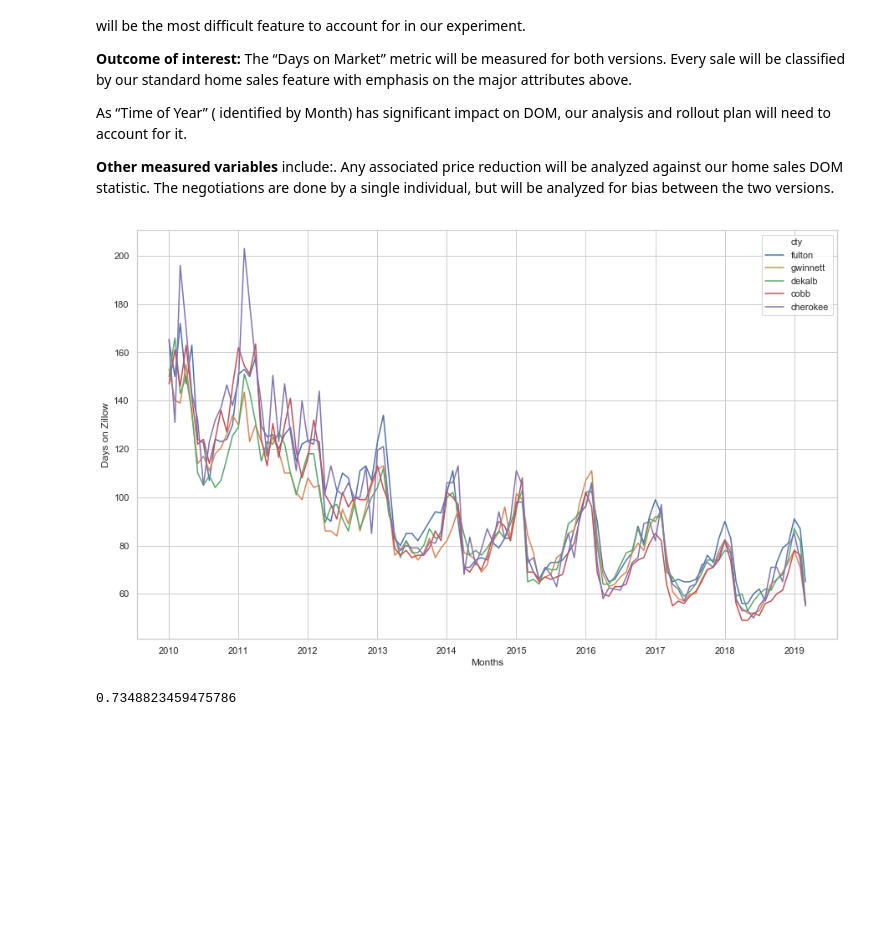
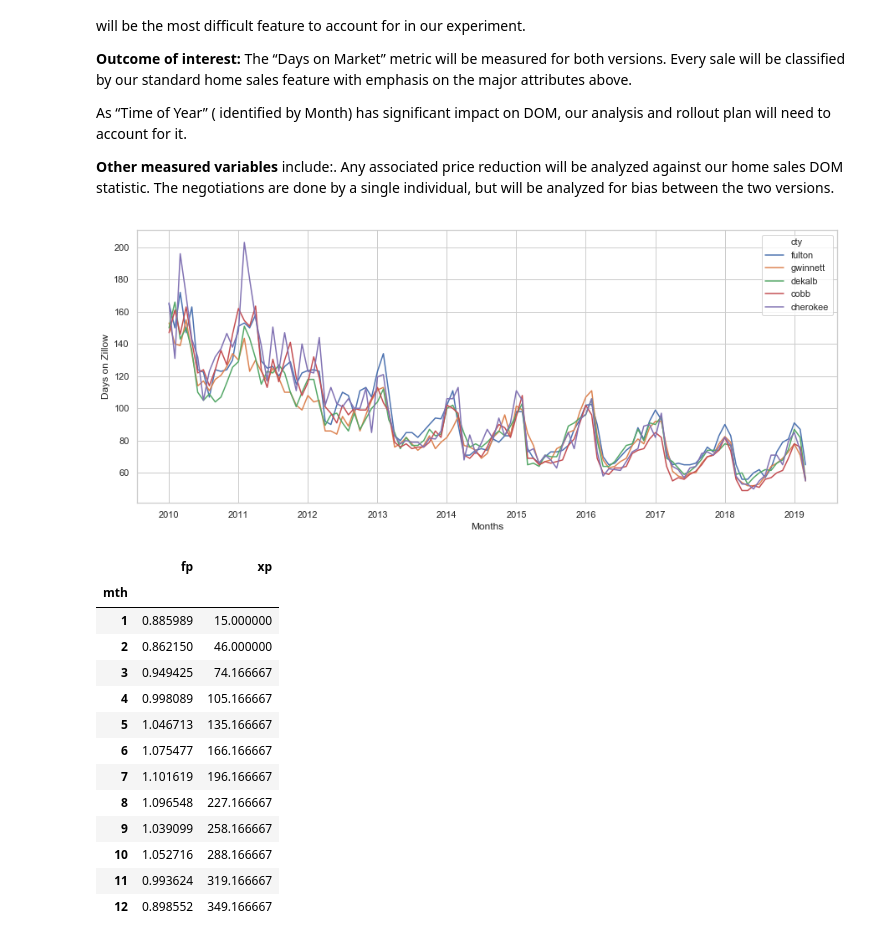
Before and after one commit to cmkeith9749/Projects, a Jupyter notebook: Unit01/Capstone/Capstone/UnitOneCapstone.ipynb, the cells around one changed output. Drawn from its saved outputs; the diff is of its cells as text; code cells hidden in the pictures; blank space fills up the shorter version.

```diff
--- a/Unit01/Capstone/Capstone/UnitOneCapstone.ipynb
+++ b/Unit01/Capstone/Capstone/UnitOneCapstone.ipynb
@@ -81,12 +85,8 @@ doz = zillows_dfs(doz)
 # %%
 sns.set(style="whitegrid")
-f, ax = plt.subplots(figsize=(15, 9))
+f, ax = plt.subplots(figsize=(15, 6))
 sns.lineplot(x='date', y='doz', data=doz['df1'], hue='cty', ax=ax)
 ax.set(ylabel=doz['name'], xlabel=doz['xlabel'])
 plt.show()
 # %% [output]
-[figure, old version]
+[figure, new version]
-# %%
-np.interp(165, np.around(doz['gb'].doy), (doz['gb'].avg / doz['gb'].avg[1]), period=365)
-# %% [output]
-0.7348823459475786
@@ -96,0 +99,19 @@ start = '2019-06-01'; end = '2019-07-01'
+# %%
+tabp = nls['gb']
+tabp.columns = ['fp', 'xp']
+tabp.fp =  tabp.fp / tabp.fp.mean()
+# %% [output]
+|  | fp | xp |
+| mth |  |  |
+| 1 | 0.885989 | 15.000000 |
+| 2 | 0.862150 | 46.000000 |
+| 3 | 0.949425 | 74.166667 |
+| 4 | 0.998089 | 105.166667 |
+| 5 | 1.046713 | 135.166667 |
+| 6 | 1.075477 | 166.166667 |
+| 7 | 1.101619 | 196.166667 |
+| 8 | 1.096548 | 227.166667 |
+| 9 | 1.039099 | 258.166667 |
+| 10 | 1.052716 | 288.166667 |
+| 11 | 0.993624 | 319.166667 |
+| 12 | 0.898552 | 349.166667 |
```
Also changed, not shown: parts of 11 cells of this notebook, 10 other files.
